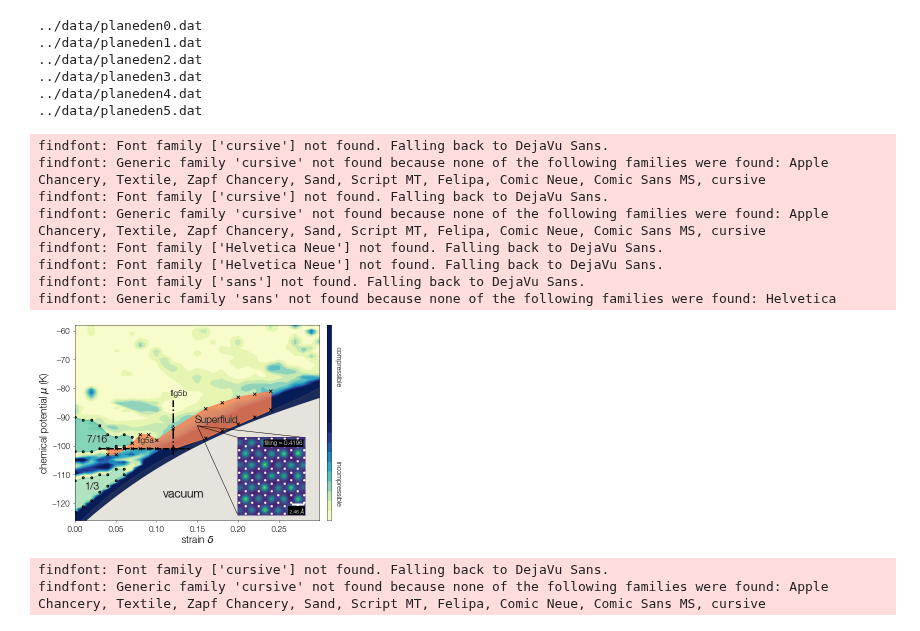
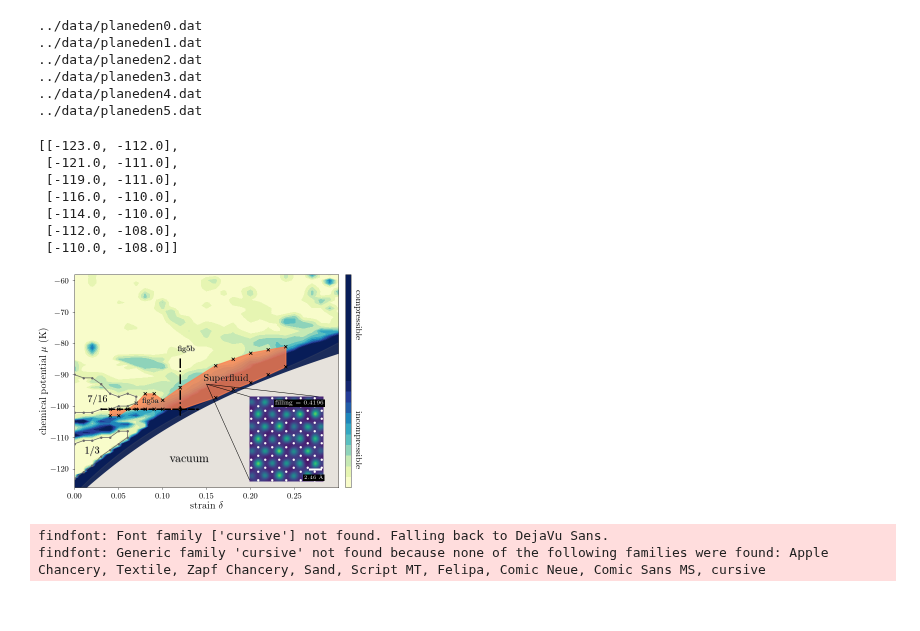
Before and after one commit to DelMaestroGroup/papers-code-Superfluid4HeStrainGraphene, a Jupyter notebook: src/T1comm_phases.ipynb, the cells around one changed output. Drawn from its saved outputs; the diff is of its cells as text; code cells hidden in the pictures.

```diff
--- a/src/T1comm_phases.ipynb
+++ b/src/T1comm_phases.ipynb
@@ -41,9 +41,9 @@ else:
     dbase = dtools.df_pimc(path, skip = 0, noenergy = 1, replace = 1)
 # %%
 ### plot style
-plot_style = {'notebook':'../include/notebook.mplstyle','sans':'../include/sans_NC.mplstyle'}
+plot_style = {'notebook':'../include/notebook.mplstyle','sans':'../include/sans_NC.mplstyle', 'aps':'../include/aps.mplstyle'}
 plt.style.reload_library()
-plt.style.use(plot_style['sans'])
+plt.style.use(plot_style['aps'])
 figsize = plt.rcParams['figure.figsize']
 
 colors = plt.rcParams['axes.prop_cycle'].by_key()['color']
@@ -663,6 +631,16 @@ ref_y = np.array(set_of_smu)[:,1]
 sf_rho, sf_box, _ = den_maker_single('../data/planeden_super.dat')
 sf_ref_x, sf_ref_y = 15, -93
 sf_dens = 0.4196
+# %%
+one_third_bound
+# %% [output]
+[[-123.0, -112.0],
+ [-121.0, -111.0],
+ [-119.0, -111.0],
+ [-116.0, -110.0],
+ [-114.0, -110.0],
+ [-112.0, -108.0],
+ [-110.0, -108.0]]
 # %%
 from mpl_toolkits.axes_grid1 import make_axes_locatable
 from matplotlib.patches import Rectangle
@@ -672,9 +650,9 @@ mosaic = """
 A
 """
 plt.style.reload_library()
-with plt.style.context(plot_style['sans']):
-    pd_fig = plt.figure(constrained_layout=True ,figsize = (3.4646*1.2, 2.14122**1.5))
-    dgutils.fonts.set_custom_font(font_path)
+with plt.style.context(plot_style['aps']):
+    pd_fig = plt.figure(constrained_layout=True ,figsize = (3.4039020340390205*1.3, 2.1037271514110163*1.6))
+#    dgutils.fonts.set_custom_font(font_path)
     ax_dict = pd_fig.subplot_mosaic(mosaic)
 
     fixb = [14.7570726, 17.03999975]
@@ -696,26 +674,36 @@ with plt.style.context(plot_style['sans']):
     # One third
     one_third_x = [idx for idx in range(len(one_third_bound))]
     one_third_x = np.array(one_third_x)*0.01
-    ax.fill_between(one_third_x,
-                     np.array(one_third_bound)[:,0],
-                     np.array(one_third_bound)[:,1],
-                     color='#22b2aa55', )
-    ax.scatter(one_third_x, np.array(one_third_bound)[:,0], s = 14,
-                     marker='.', color='#22b2aa55', edgecolors= 'k')
-    ax.scatter(one_third_x, np.array(one_third_bound)[:,1], s = 14,
-                     marker='.', color='#22b2aa55', edgecolors= 'k')
+    ax.plot(one_third_x, np.array(one_third_bound)[:,0],
+                     marker='o', color='dimgrey',)
+    ax.plot(one_third_x, np.array(one_third_bound)[:,1],
+                     marker='o', color='dimgrey',)
+    ax.vlines(one_third_x[-1],one_third_bound[-1][0],one_third_bound[-1][1],color='dimgrey')
+#     ax.fill_between(one_third_x,
+#                      np.array(one_third_bound)[:,0],
+#                      np.array(one_third_bound)[:,1],
+#                      color='#22b2aa55', )
+#     ax.scatter(one_third_x, np.array(one_third_bound)[:,0], s = 14,
+#                      marker='.', color='#22b2aa55', edgecolors= 'k')
+#     ax.scatter(one_third_x, np.array(one_third_bound)[:,1], s = 14,
+#                      marker='.', color='#22b2aa55', edgecolors= 'k')
 
     # seven_sixteenth
     seven_sixteenth_x = [idx for idx in range(len(seven_bound))]
     seven_sixteenth_x = np.array(seven_sixteenth_x)*0.01
-    ax.fill_between(seven_sixteenth_x,
-                     np.array(seven_bound)[:,0],
-                     np.array(seven_bound)[:,1],
-                     color='#22b2aa88', )
-    ax.scatter(seven_sixteenth_x, np.array(seven_bound)[:,0], s = 14,
-                     marker='.', color='#22b2aa88', edgecolors= 'k')
-    ax.scatter(seven_sixteenth_x, np.array(seven_bound)[:,1], s = 14,
-                     marker='.', color='#22b2aa88', edgecolors= 'k')
+    ax.plot(seven_sixteenth_x, np.array(seven_bound)[:,0],
+                     marker='o', color='dimgrey', )
+    ax.plot(seven_sixteenth_x, np.array(seven_bound)[:,1],
+                     marker='o', color='dimgrey', )
+    ax.vlines(seven_sixteenth_x[-1],seven_bound[-1][0],seven_bound[-1][1],color='dimgrey')
+#     ax.fill_between(seven_sixteenth_x,
+#                      np.array(seven_bound)[:,0],
+#                      np.array(seven_bound)[:,1],
+#                      color='#22b2aa88', )
+#     ax.scatter(seven_sixteenth_x, np.array(seven_bound)[:,0], s = 14,
+#                      marker='.', color='#22b2aa88', edgecolors= 'k')
+#     ax.scatter(seven_sixteenth_x, np.array(seven_bound)[:,1], s = 14,
+#                      marker='.', color='#22b2aa88', edgecolors= 'k')
 
     # Magic SF
 #     ax.fill_between(magic_x*0.01, magic_yu+0.6, magic_yd,
@@ -747,7 +735,7 @@ with plt.style.context(plot_style['sans']):
     # text
     pd_fig.text(1,0.72,'compressible', rotation = -90, ) #,fontsize = 20
     pd_fig.text(1,0.19,'incompressible', rotation = -90, )
-    pd_fig.text(0.361,0.118,'vacuum',color='darkgrey', fontsize = 12, transform=ax.transAxes,) # fontsize = 30
+    pd_fig.text(0.361,0.119,'vacuum',color='darkgrey', fontsize = 12, transform=ax.transAxes,) # fontsize = 30
     pd_fig.text(0.36,0.12,'vacuum',color='k', fontsize = 12, transform=ax.transAxes,)
     ax.text(0.491,0.500,'Superfluid',color='darkgrey', fontsize = 10, transform=ax.transAxes,)
     ax.text(0.49,0.501,'Superfluid',color='k', fontsize = 10, transform=ax.transAxes,)
@@ -767,42 +755,34 @@ with plt.style.context(plot_style['sans']):
 
     sf_axins = inset_axes(ax, width="35%", height="40%", loc=4, borderpad=0.76)
     sf_axins.imshow(sf_rho.T, extent=[-0.5*sf_box[0],0.5*sf_box[0],-0.5*sf_box[1],0.5*sf_box[1]])
     sf_axins.axis('off')
 
     sf_axins.text(0.68,0.90,'filling = '+f'{sf_dens}',
                   c='white', fontsize = 6, transform=sf_axins.transAxes,
                   bbox={'facecolor':'black','alpha':1,'edgecolor':'none','pad':1},ha='center'
                  )
     c_positions = np.vstack(gt.get_graphene_carbon_atoms(0.0,[x/(1.15) for x in sf_box]))
     c_positions *= 1.15
     sf_axins.scatter(c_positions[:,0],c_positions[:,1], s=1.8, c='w')
 
     sf_axins.set_xlim(-0.5*fixb[0],0.5*fixb[0])
     sf_axins.set_ylim(-0.5*fixb[1],0.5*fixb[1])
     sf_axins.text(0.87,0.029, '2.46 '+ r'${\rm \AA}$',
                   c='white', fontsize = 5, transform=sf_axins.transAxes,
                   bbox={'facecolor':'black','alpha':1,'edgecolor':'none','pad':1},ha='center'
                  ) #family= 'sans-serif',?
     scalebar = AnchoredSizeBar(sf_axins.transData,
                                2.46, '', 'lower right',
                                pad=0.1,
                                color='white',
                                frameon=False,
                                size_vertical=0.2,
                               )
     sf_axins.add_artist(scalebar)
 
     pd_fig.savefig('../figures/main_PD.pdf')
 # %% [output]
-findfont: Font family ['cursive'] not found. Falling back to DejaVu Sans.
-findfont: Generic family 'cursive' not found because none of the following families were found: Apple Chancery, Textile, Zapf Chancery, Sand, Script MT, Felipa, Comic Neue, Comic Sans MS, cursive
-findfont: Font family ['cursive'] not found. Falling back to DejaVu Sans.
-findfont: Generic family 'cursive' not found because none of the following families were found: Apple Chancery, Textile, Zapf Chancery, Sand, Script MT, Felipa, Comic Neue, Comic Sans MS, cursive
-findfont: Font family ['Helvetica Neue'] not found. Falling back to DejaVu Sans.
-findfont: Font family ['Helvetica Neue'] not found. Falling back to DejaVu Sans.
-findfont: Font family ['sans'] not found. Falling back to DejaVu Sans.
-findfont: Generic family 'sans' not found because none of the following families were found: Helvetica
-[figure, old version]
+[figure, new version]
 # %%
 from mpl_toolkits.axes_grid1 import make_axes_locatable
 from matplotlib.patches import Rectangle
```
Also changed, not shown: parts of 4 cells of this notebook, 3 other files.
